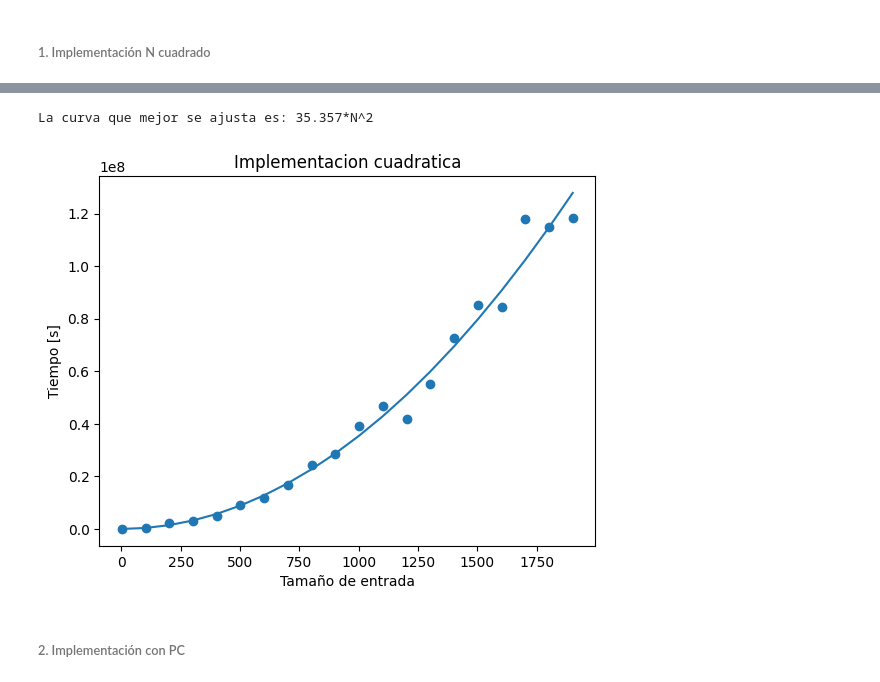
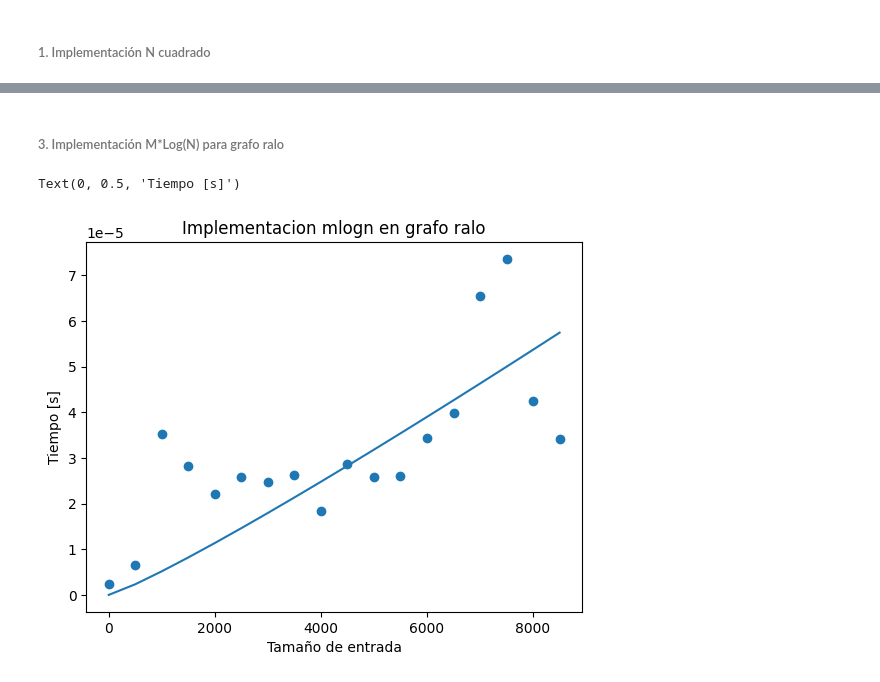
Before and after one commit to JoaquinPolonuer/algo3, a Jupyter notebook: tp3/experimentacion/Experimentacion.ipynb, the cells around one changed output, grey strips where cells are left out. Drawn from its saved outputs; the diff is of its cells as text; code cells hidden in the pictures.

```diff
--- a/tp3/experimentacion/Experimentacion.ipynb
+++ b/tp3/experimentacion/Experimentacion.ipynb
@@ -35,18 +104,17 @@ Text(0, 0.5, 'Tiempo de ejecucion')
+# %% [markdown]
+######  3. Implementación M*Log(N) para grafo ralo
 # %%
-def n_cuadrado(x, a):
-    return a * (x**2)
+def mlogn_ajustado(x, a):
+    return a*x*np.log(x)
 
-popt, pcov = curve_fit(n_cuadrado, df["n"], df["n^2"])
+popt, pcov = curve_fit(mlogn_ajustado, df["n"], df["ralo_time_logn"])
 [a] = popt
 
-plt.scatter(df["n"], df["n^2"])
-plt.plot(df["n"], n_cuadrado(df["n"],a))
-plt.title("Implementacion cuadratica")
+plt.scatter(df["n"], df["ralo_time_logn"])
+plt.plot(df["n"], mlogn_ajustado(df["n"], a))
+plt.title("Implementacion mlogn en grafo ralo")
 plt.xlabel("Tamaño de entrada")
 plt.ylabel("Tiempo [s]")
-print(f"La curva que mejor se ajusta es: {round(a,3)}*N^2")
 # %% [output]
-La curva que mejor se ajusta es: 35.357*N^2
+Text(0, 0.5, 'Tiempo [s]')
-[figure, old version]
+[figure, new version]
-# %% [markdown]
-###### 2. Implementación con PC
```
Also changed, not shown: parts of 15 cells of this notebook, 3 other files.
